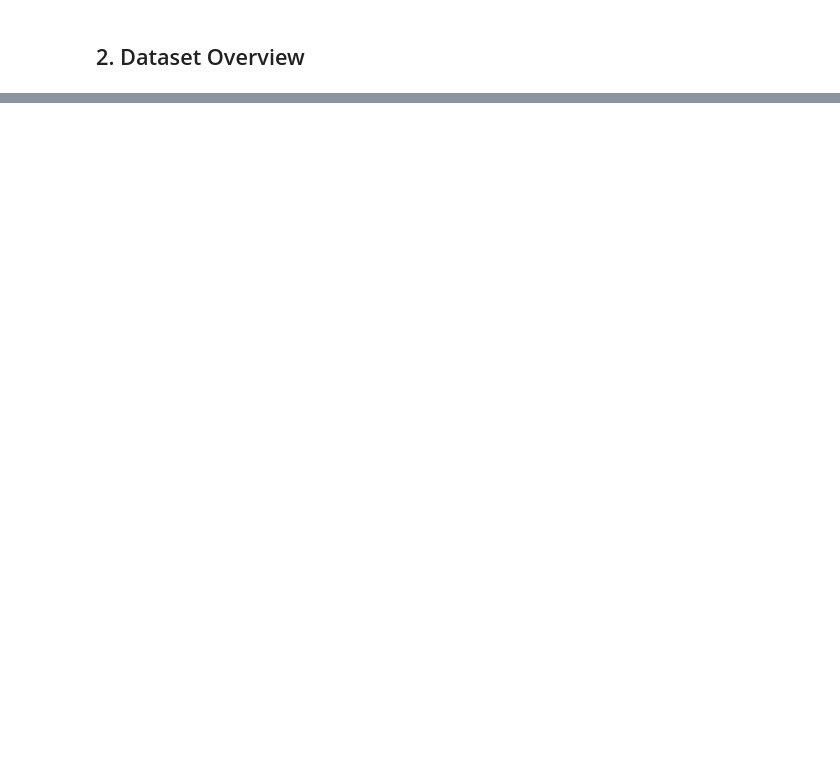
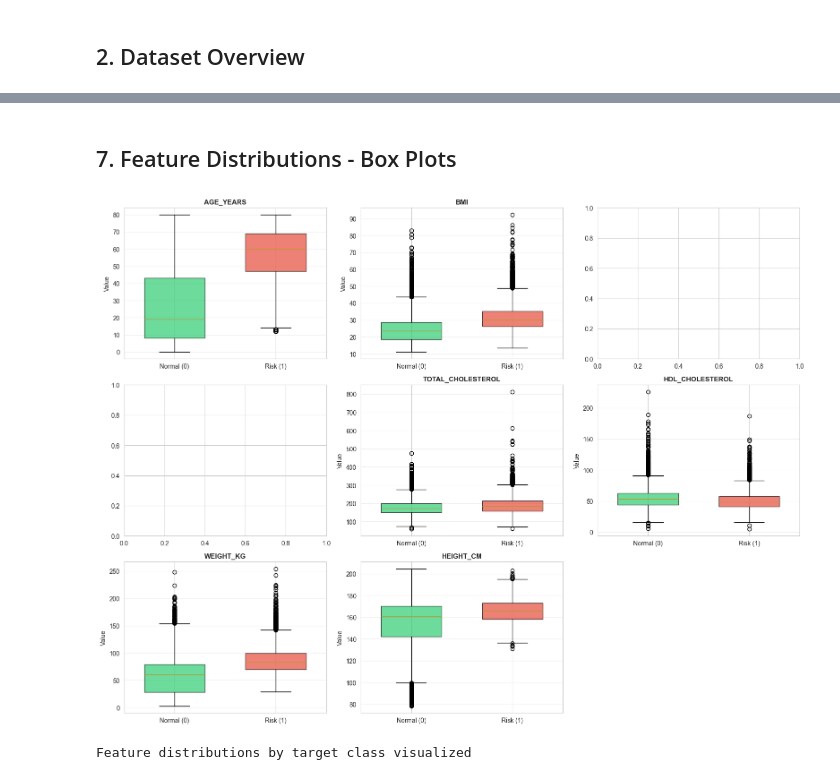
Before and after one commit to vitwea/t2diabetes-predictor, a Jupyter notebook: notebooks/01_eda.ipynb, the cells around one changed output, grey strips where cells are left out. Cells and saved outputs as stored; diff of their text form; code cells hidden in the pictures; blank space fills up the shorter version.

```diff
--- a/notebooks/01_eda.ipynb
+++ b/notebooks/01_eda.ipynb
@@ -613,0 +243,36 @@ EDA Complete!
+# %% [markdown]
+## 7. Feature Distributions - Box Plots
+# %%
+fig, axes = plt.subplots(3, 3, figsize=(16, 12))
+axes = axes.flatten()
+
+selected_features = ['age_years', 'bmi', 'systolic_bp', 'diastolic_bp',
+                    'total_cholesterol', 'hdl_cholesterol', 'weight_kg', 'height_cm', 'waist_cm']
+
+for idx, feature in enumerate(selected_features):
+    if feature in df.columns:
+        ax = axes[idx]
+        data_to_plot = [df[df['diabetes_risk'] == 0][feature].dropna(),
+                        df[df['diabetes_risk'] == 1][feature].dropna()]
+
+        bp = ax.boxplot(data_to_plot, labels=['Normal (0)', 'Risk (1)'],
+                        patch_artist=True, widths=0.6)
+
+        colors = ['#2ecc71', '#e74c3c']
+        for patch, color in zip(bp['boxes'], colors):
+            patch.set_facecolor(color)
+            patch.set_alpha(0.7)
+
+        ax.set_title(f'{feature.upper()}', fontsize=11, fontweight='bold')
+        ax.set_ylabel('Value', fontsize=10)
+        ax.grid(axis='y', alpha=0.3)
+
+fig.delaxes(axes[-1])
+
+plt.tight_layout()
+plt.show()
+
+print('Feature distributions by target class visualized')
+# %% [output]
+[figure, added]
+Feature distributions by target class visualized
```
Also changed, not shown: parts of 38 cells of this notebook, 1 other file.
